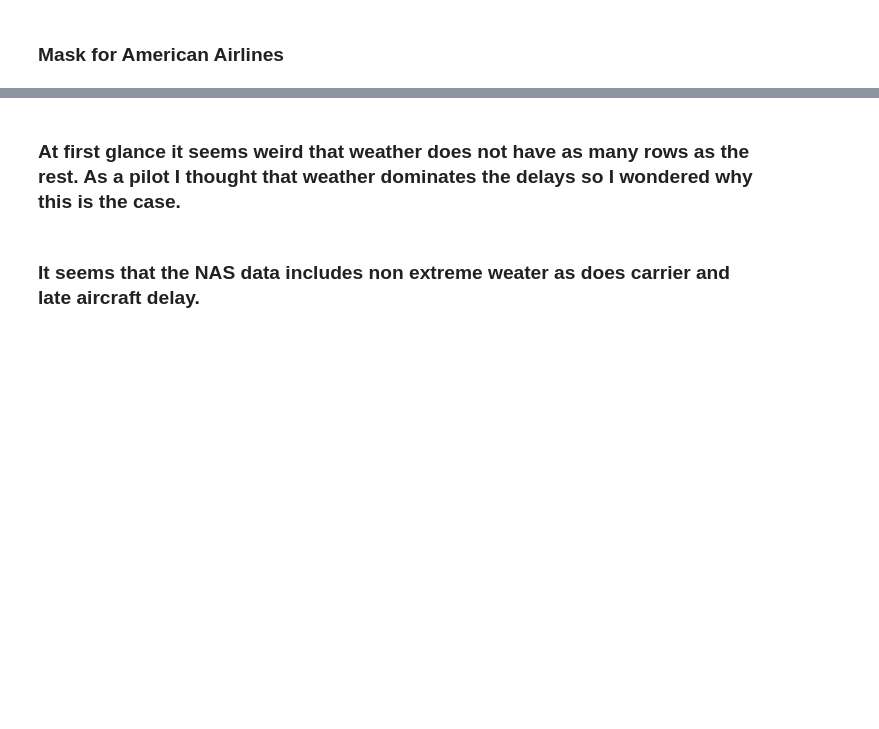
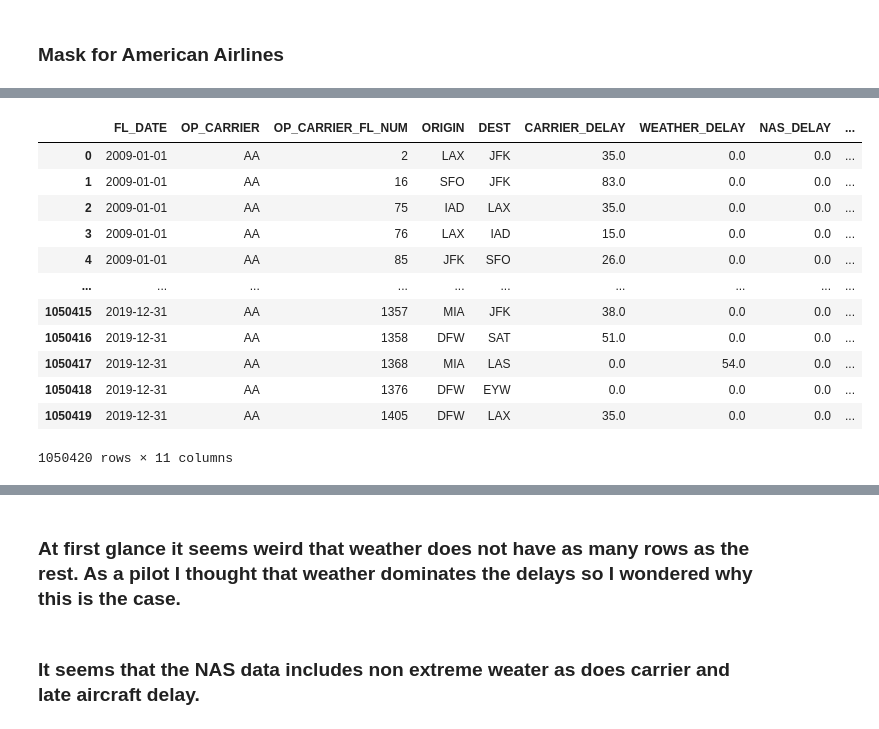
Before and after one commit to CLOUD-NINE-FLIGHT-SOLUTIONS/CLOUD-NINE-FLIGHT-SOLUTIONS, a Jupyter notebook: Miatta/explore_ms.ipynb, the cells around one changed output, grey strips where cells are left out. Drawn from its saved outputs; the diff is of its cells as text; code cells hidden in the pictures; blank space fills up the shorter version.

```diff
--- a/Miatta/explore_ms.ipynb
+++ b/Miatta/explore_ms.ipynb
@@ -51,0 +73,17 @@ flights.describe()
+# %%
+# This section deals with data or operations related to flights, which can include details like departure, arrival, flight duration, airline information, and other related attributes.
+flights
+# %% [output]
+|  | FL_DATE | OP_CARRIER | OP_CARRIER_FL_NUM | ORIGIN | DEST | CARRIER_DELAY | WEATHER_DELAY | NAS_DELAY | ... |
+| 0 | 2009-01-01 | AA | 2 | LAX | JFK | 35.0 | 0.0 | 0.0 | ... |
+| 1 | 2009-01-01 | AA | 16 | SFO | JFK | 83.0 | 0.0 | 0.0 | ... |
+| 2 | 2009-01-01 | AA | 75 | IAD | LAX | 35.0 | 0.0 | 0.0 | ... |
+| 3 | 2009-01-01 | AA | 76 | LAX | IAD | 15.0 | 0.0 | 0.0 | ... |
+| 4 | 2009-01-01 | AA | 85 | JFK | SFO | 26.0 | 0.0 | 0.0 | ... |
+| ... | ... | ... | ... | ... | ... | ... | ... | ... | ... |
+| 1050415 | 2019-12-31 | AA | 1357 | MIA | JFK | 38.0 | 0.0 | 0.0 | ... |
+| 1050416 | 2019-12-31 | AA | 1358 | DFW | SAT | 51.0 | 0.0 | 0.0 | ... |
+| 1050417 | 2019-12-31 | AA | 1368 | MIA | LAS | 0.0 | 54.0 | 0.0 | ... |
+| 1050418 | 2019-12-31 | AA | 1376 | DFW | EYW | 0.0 | 0.0 | 0.0 | ... |
+| 1050419 | 2019-12-31 | AA | 1405 | DFW | LAX | 35.0 | 0.0 | 0.0 | ... |
+1050420 rows × 11 columns
```
Also changed, not shown: parts of 28 cells of this notebook, 1 other file.
